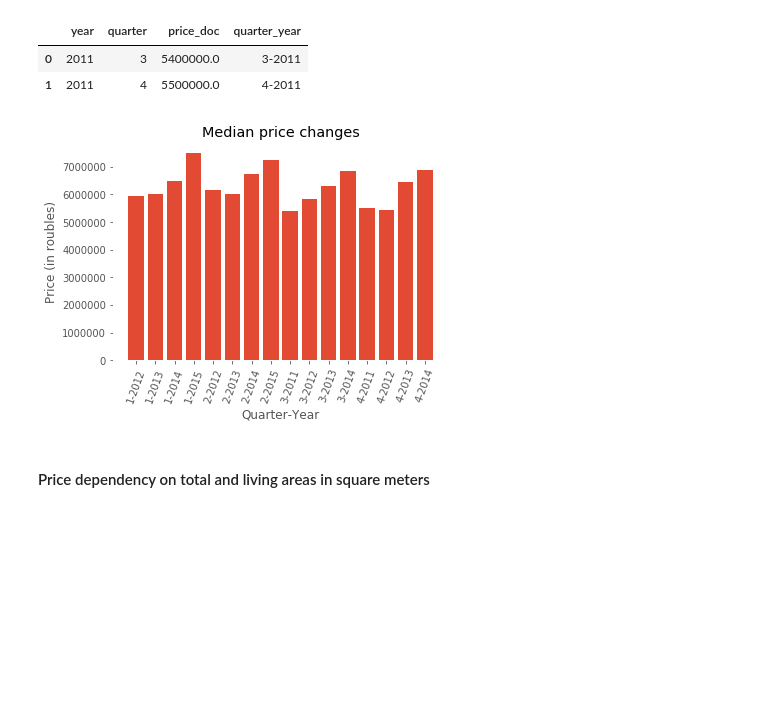
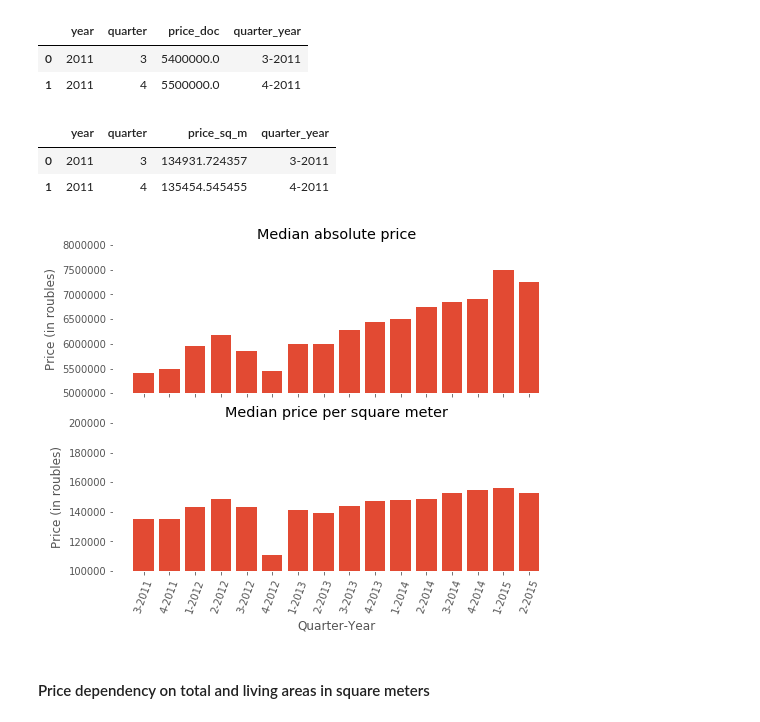
Before and after one commit to melaanya/twente-aml, a Jupyter notebook: project/eda/eda.ipynb, the cells around one changed output. Drawn from its saved outputs; the diff is of its cells as text; code cells hidden in the pictures; blank space fills up the shorter version.

```diff
--- a/project/eda/eda.ipynb
+++ b/project/eda/eda.ipynb
@@ -149,16 +147,37 @@ price_train_distr.head(2)
 |  | year | quarter | price_doc | quarter_year |
 | 0 | 2011 | 3 | 5400000.0 | 3-2011 |
 | 1 | 2011 | 4 | 5500000.0 | 4-2011 |
-# %%
-plt.figure()
-plt.bar(price_train_distr.quarter_year, price_train_distr.price_doc)
-plt.xticks(rotation=70)
-plt.xlabel('Quarter-Year')
-plt.ylabel('Price (in roubles)')
-plt.title('Median price changes')
-plt.show()
-# %% [output]
-[figure, removed]
+# %%
+df_train['price_sq_m'] = df_train['price_doc'] / df_train['full_sq']
+price_sq_m_train_distr = df_train.groupby(['year', 'quarter'])['price_sq_m'].median().reset_index()
+price_sq_m_train_distr['quarter_year'] = price_sq_m_train_distr[['quarter', 'year']].apply(lambda (x, y):
+                                                                             str(x) + '-' + str(y), axis=1)
+price_sq_m_train_distr.head(2)
+# %% [output]
+|  | year | quarter | price_sq_m | quarter_year |
+| 0 | 2011 | 3 | 134931.724357 | 3-2011 |
+| 1 | 2011 | 4 | 135454.545455 | 4-2011 |
+# %%
+fig, ax = plt.subplots(2, 1, sharex = True, figsize = (8, 6))
+ax[0].bar(range(0, len(price_train_distr)), price_train_distr.price_doc)
+ax[0].set_ylim(5e+6, 8e+6)
+ax[0].set_xticks(range(0, len(price_train_distr)))
+ax[0].set_xticklabels(price_train_distr.quarter_year, rotation=70)
+ax[0].set_title('Median absolute price')
+ax[0].set_ylabel('Price (in roubles)')
+
+
+ax[1].bar(range(0, len(price_sq_m_train_distr)), price_sq_m_train_distr.price_sq_m)
+ax[1].set_ylim(1e+5, 2e+5)
+ax[1].set_xticks(range(0, len(price_sq_m_train_distr)))
+ax[1].set_xticklabels(price_sq_m_train_distr.quarter_year, rotation=70)
+ax[1].set_title('Median price per square meter')
+ax[1].set_ylabel('Price (in roubles)')
+ax[1].set_xlabel('Quarter-Year')
+
+plt.show()
+# %% [output]
+[figure, added]
 # %% [markdown]
 #### Price dependency on total and living areas in square meters
 # %%
```
Also changed, not shown: parts of 4 cells of this notebook.
